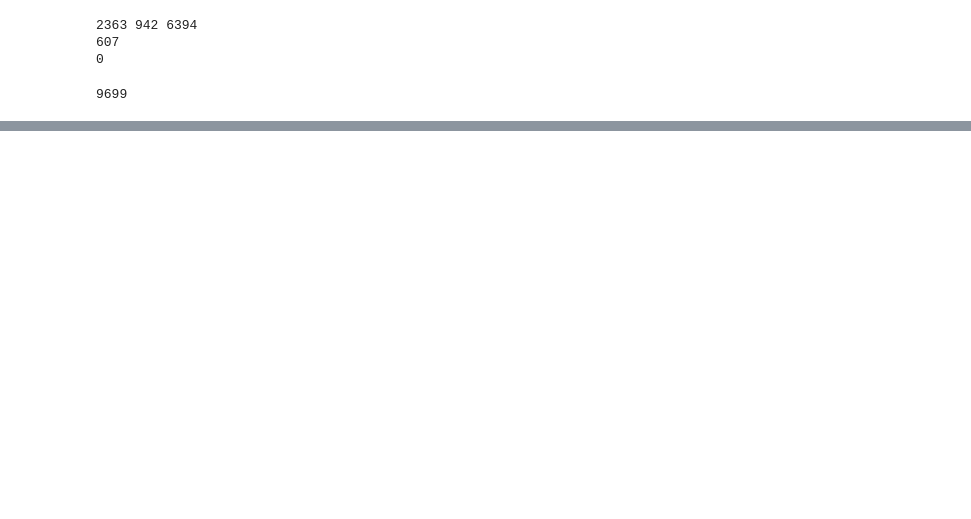
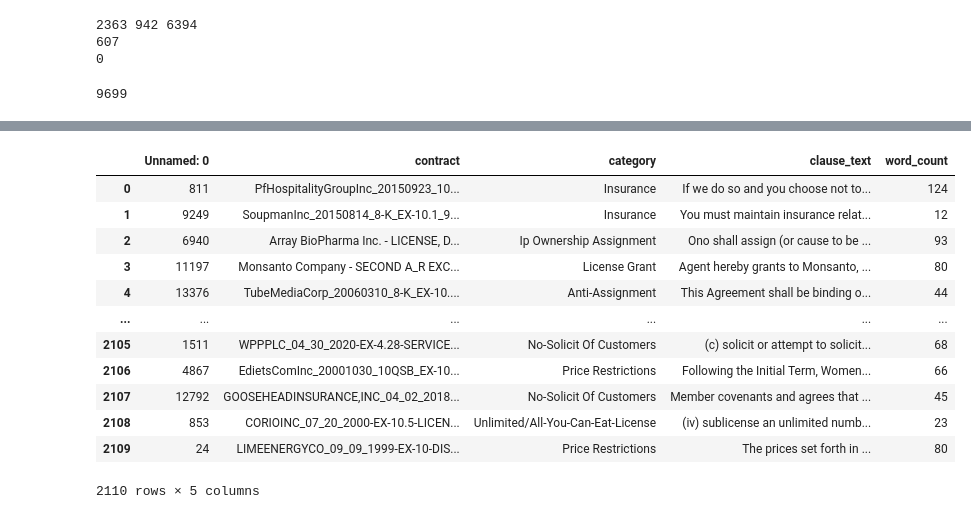
Before and after one commit to DanielBernard1/Legal-text-simplifier, a Jupyter notebook: notebooks/Data_legal_text_filter.ipynb, the cells around one changed output, grey strips where cells are left out. Saved outputs shown, nothing was run; the diff lists cells and outputs as text; code cells hidden in the pictures; blank space fills up the shorter version.

```diff
--- a/notebooks/Data_legal_text_filter.ipynb
+++ b/notebooks/Data_legal_text_filter.ipynb
@@ -162,0 +198,17 @@ len(df_clean)
+# %%
+df_sample = pd.read_csv("../data/cuad_60category_sampled.csv")
+df_sample
+# %% [output]
+|  | Unnamed: 0 | contract | category | clause_text | word_count |
+| 0 | 811 | PfHospitalityGroupInc_20150923_10... | Insurance | If we do so and you choose not to... | 124 |
+| 1 | 9249 | SoupmanInc_20150814_8-K_EX-10.1_9... | Insurance | You must maintain insurance relat... | 12 |
+| 2 | 6940 | Array BioPharma Inc. - LICENSE, D... | Ip Ownership Assignment | Ono shall assign (or cause to be ... | 93 |
+| 3 | 11197 | Monsanto Company - SECOND A_R EXC... | License Grant | Agent hereby grants to Monsanto, ... | 80 |
+| 4 | 13376 | TubeMediaCorp_20060310_8-K_EX-10.... | Anti-Assignment | This Agreement shall be binding o... | 44 |
+| ... | ... | ... | ... | ... | ... |
+| 2105 | 1511 | WPPPLC_04_30_2020-EX-4.28-SERVICE... | No-Solicit Of Customers | (c) solicit or attempt to solicit... | 68 |
+| 2106 | 4867 | EdietsComInc_20001030_10QSB_EX-10... | Price Restrictions | Following the Initial Term, Women... | 66 |
+| 2107 | 12792 | GOOSEHEADINSURANCE,INC_04_02_2018... | No-Solicit Of Customers | Member covenants and agrees that ... | 45 |
+| 2108 | 853 | CORIOINC_07_20_2000-EX-10.5-LICEN... | Unlimited/All-You-Can-Eat-License | (iv) sublicense an unlimited numb... | 23 |
+| 2109 | 24 | LIMEENERGYCO_09_09_1999-EX-10-DIS... | Price Restrictions | The prices set forth in ... | 80 |
+2110 rows × 5 columns
```
Also changed, not shown: parts of 10 cells of this notebook, 4 other files.
